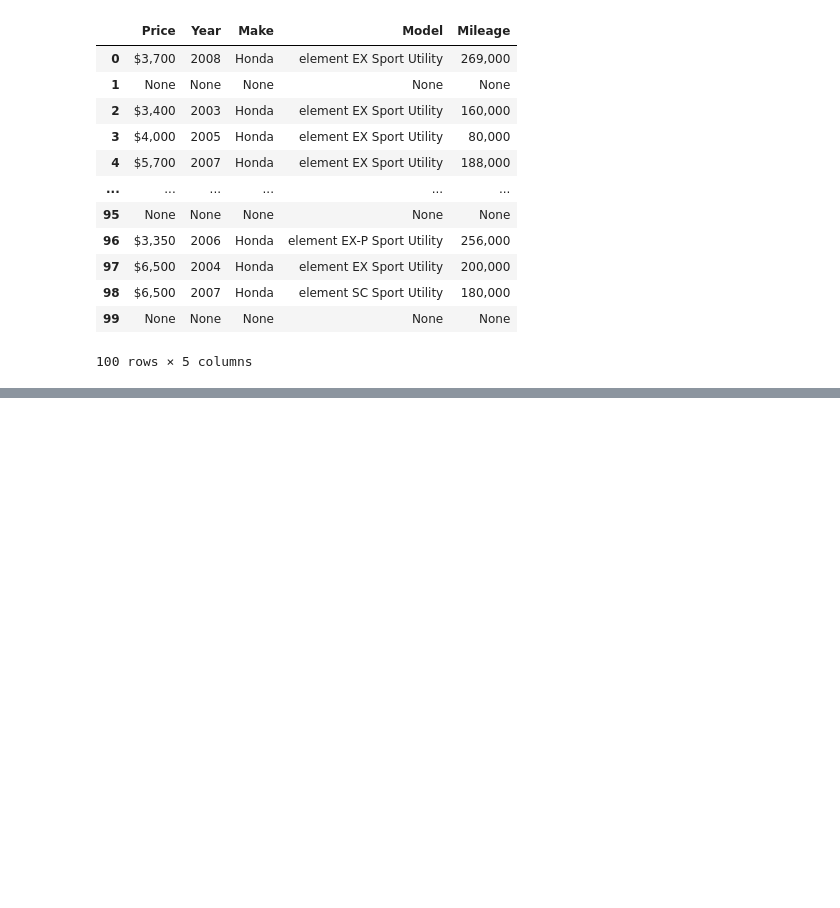
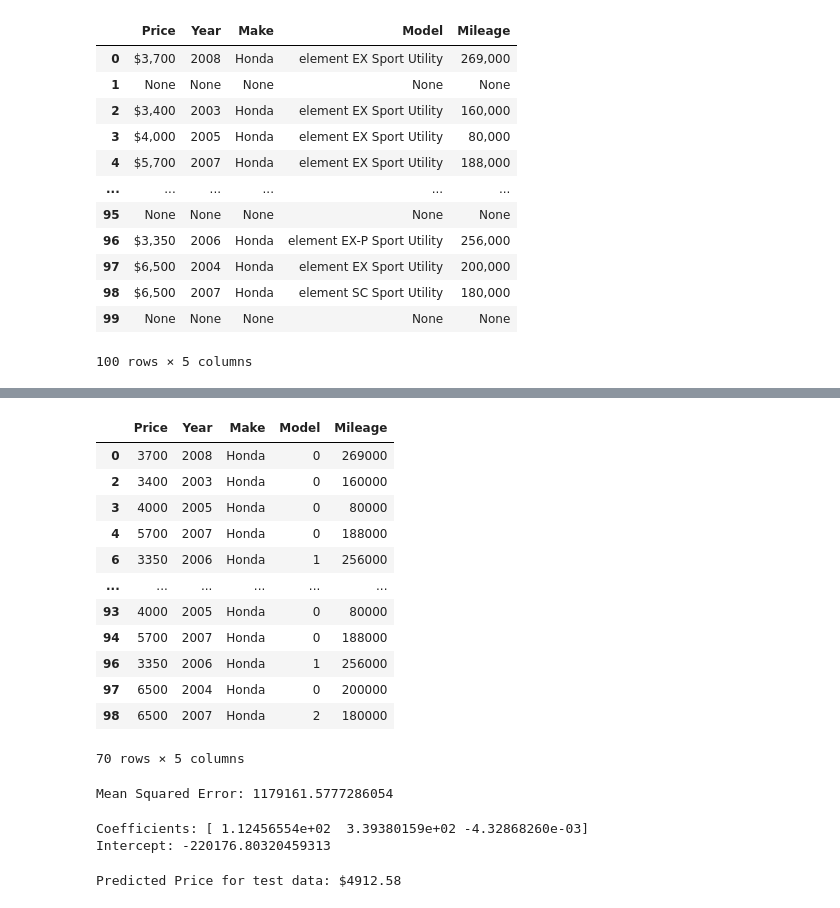
Before and after one commit to patrickho77/Honda_Element, a Jupyter notebook: scraper.ipynb, the cells around one changed output, grey strips where cells are left out. Cells and saved outputs as stored; diff of their text form; code cells hidden in the pictures; blank space fills up the shorter version.

```diff
--- a/scraper.ipynb
+++ b/scraper.ipynb
@@ -131,0 +154,3 @@ browser.quit()
+# %%
+df['Mileage'] = df['Mileage'].astype(str).str.replace(',', '').astype(int)
+df['Price'] = df['Price'].astype(str).str.replace('[\$,]', '', regex=True).astype(int)
@@ -131,0 +163,16 @@ browser.quit()
+# %%
+df
+# %% [output]
+|  | Price | Year | Make | Model | Mileage |
+| 0 | 3700 | 2008 | Honda | 0 | 269000 |
+| 2 | 3400 | 2003 | Honda | 0 | 160000 |
+| 3 | 4000 | 2005 | Honda | 0 | 80000 |
+| 4 | 5700 | 2007 | Honda | 0 | 188000 |
+| 6 | 3350 | 2006 | Honda | 1 | 256000 |
+| ... | ... | ... | ... | ... | ... |
+| 93 | 4000 | 2005 | Honda | 0 | 80000 |
+| 94 | 5700 | 2007 | Honda | 0 | 188000 |
+| 96 | 3350 | 2006 | Honda | 1 | 256000 |
+| 97 | 6500 | 2004 | Honda | 0 | 200000 |
+| 98 | 6500 | 2007 | Honda | 2 | 180000 |
+70 rows × 5 columns
@@ -131,0 +181,26 @@ browser.quit()
+# %%
+model = LinearRegression()
+model.fit(x_train, y_train)
+y_pred = model.predict(x_test)
+
+mse = mean_squared_error(y_test, y_pred)
+print(f"Mean Squared Error: {mse}")
+# %% [output]
+Mean Squared Error: 1179161.5777286054
+# %%
+print("Coefficients:", model.coef_)
+print("Intercept:", model.intercept_)
+# %% [output]
+Coefficients: [ 1.12456554e+02  3.39380159e+02 -4.32868260e-03]
+Intercept: -220176.80320459313
+# %%
+test_data = pd.DataFrame({
+    'Year': [2004],
+    'Model': [2],
+    'Mileage': [220000]
+})
+
+new_prediction = model.predict(test_data)
+print(f"Predicted Price for test data: ${new_prediction[0].round(2)}")
+# %% [output]
+Predicted Price for test data: $4912.58
```
Also changed, not shown: parts of 10 cells of this notebook.
